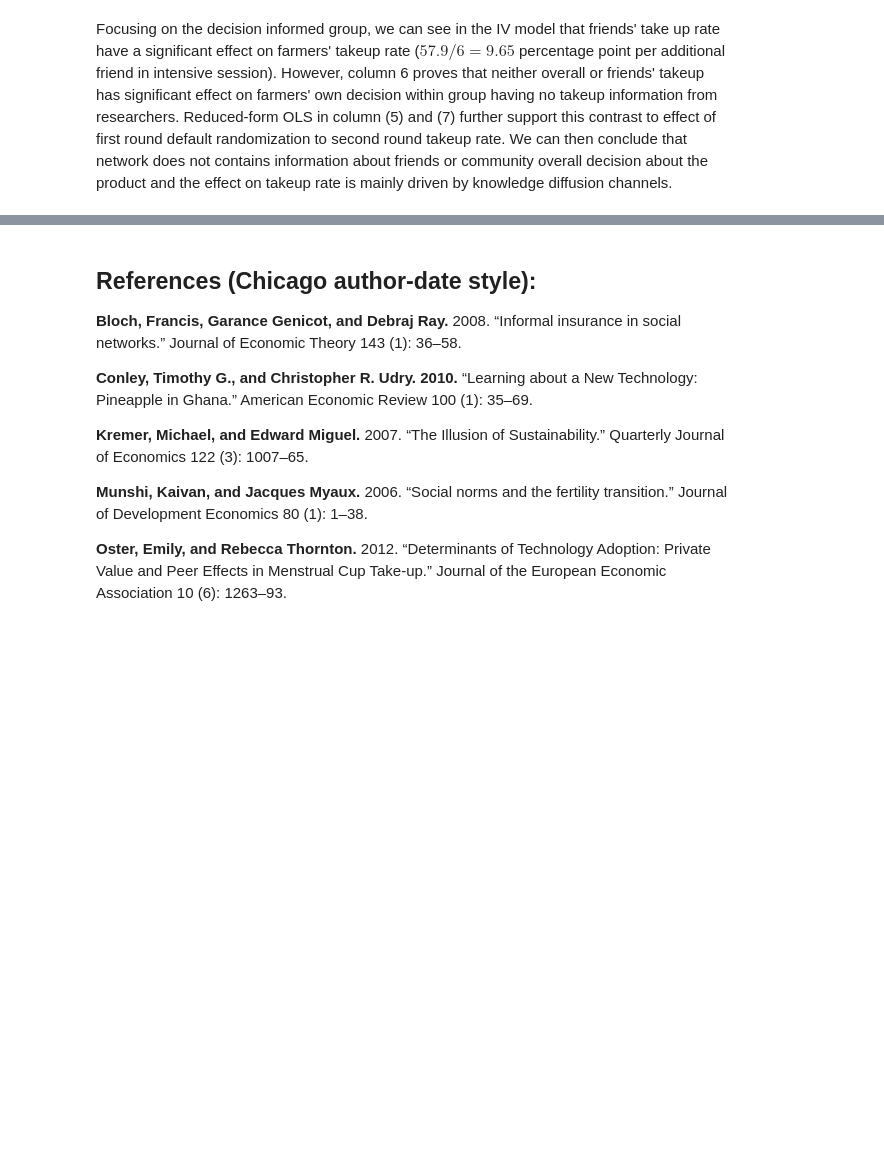
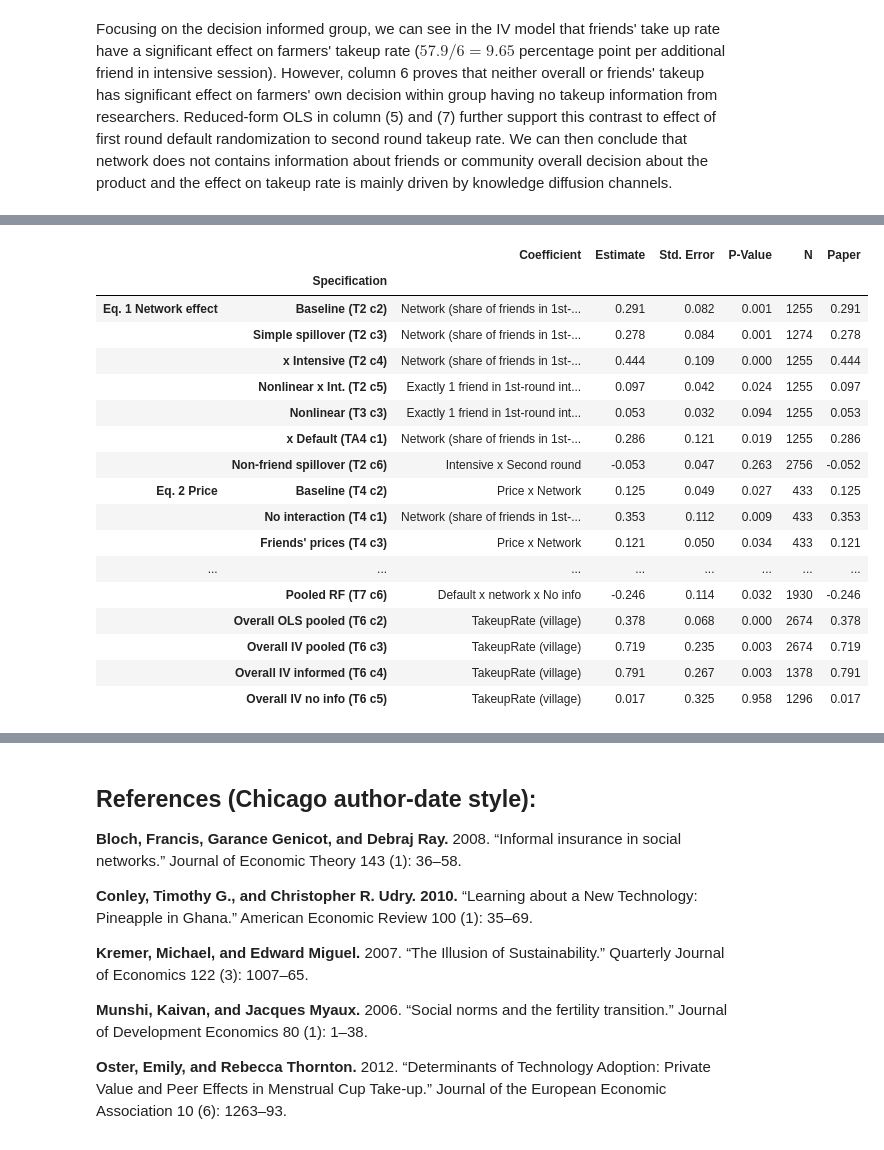
Before and after one commit to hn1802-uw/Social-Networks-and-the-Decision-to-Insure, a Jupyter notebook: project.ipynb, the cells around one changed output, grey strips where cells are left out. Drawn from its saved outputs; the diff is of its cells as text; code cells hidden in the pictures; blank space fills up the shorter version.

```diff
--- a/project.ipynb
+++ b/project.ipynb
@@ -424,0 +439,30 @@ Focusing on the decision informed group, we can see in the IV model that friends
+# %%
+fits_r4, fits_r4_overall = robust_eq4(full)
+robust = robustness_summary(
+    {
+        "Eq. 1 Network effect": robust_eq1(full),
+        "Eq. 2 Price": robust_eq2(price),
+        "Eq. 3 Knowledge": robust_eq3(full),
+        "Eq. 4 Friends vs. overall": {**fits_r4, **fits_r4_overall},
+    }
+)
+style_table(robust)
+# %% [output]
+|  |  | Coefficient | Estimate | Std. Error | P-Value | N | Paper |
+|  | Specification |  |  |  |  |  |  |
+| Eq. 1 Network effect | Baseline (T2 c2) | Network (share of friends in 1st-... | 0.291 | 0.082 | 0.001 | 1255 | 0.291 |
+|  | Simple spillover (T2 c3) | Network (share of friends in 1st-... | 0.278 | 0.084 | 0.001 | 1274 | 0.278 |
+|  | x Intensive (T2 c4) | Network (share of friends in 1st-... | 0.444 | 0.109 | 0.000 | 1255 | 0.444 |
+|  | Nonlinear x Int. (T2 c5) | Exactly 1 friend in 1st-round int... | 0.097 | 0.042 | 0.024 | 1255 | 0.097 |
+|  | Nonlinear (T3 c3) | Exactly 1 friend in 1st-round int... | 0.053 | 0.032 | 0.094 | 1255 | 0.053 |
+|  | x Default (TA4 c1) | Network (share of friends in 1st-... | 0.286 | 0.121 | 0.019 | 1255 | 0.286 |
+|  | Non-friend spillover (T2 c6) | Intensive x Second round | -0.053 | 0.047 | 0.263 | 2756 | -0.052 |
+| Eq. 2 Price | Baseline (T4 c2) | Price x Network | 0.125 | 0.049 | 0.027 | 433 | 0.125 |
+|  | No interaction (T4 c1) | Network (share of friends in 1st-... | 0.353 | 0.112 | 0.009 | 433 | 0.353 |
+|  | Friends' prices (T4 c3) | Price x Network | 0.121 | 0.050 | 0.034 | 433 | 0.121 |
+| ... | ... | ... | ... | ... | ... | ... | ... |
+|  | Pooled RF (T7 c6) | Default x network x No info | -0.246 | 0.114 | 0.032 | 1930 | -0.246 |
+|  | Overall OLS pooled (T6 c2) | TakeupRate (village) | 0.378 | 0.068 | 0.000 | 2674 | 0.378 |
+|  | Overall IV pooled (T6 c3) | TakeupRate (village) | 0.719 | 0.235 | 0.003 | 2674 | 0.719 |
+|  | Overall IV informed (T6 c4) | TakeupRate (village) | 0.791 | 0.267 | 0.003 | 1378 | 0.791 |
+|  | Overall IV no info (T6 c5) | TakeupRate (village) | 0.017 | 0.325 | 0.958 | 1296 | 0.017 |
```
Also changed, not shown: parts of 12 cells of this notebook, 6 other files.
